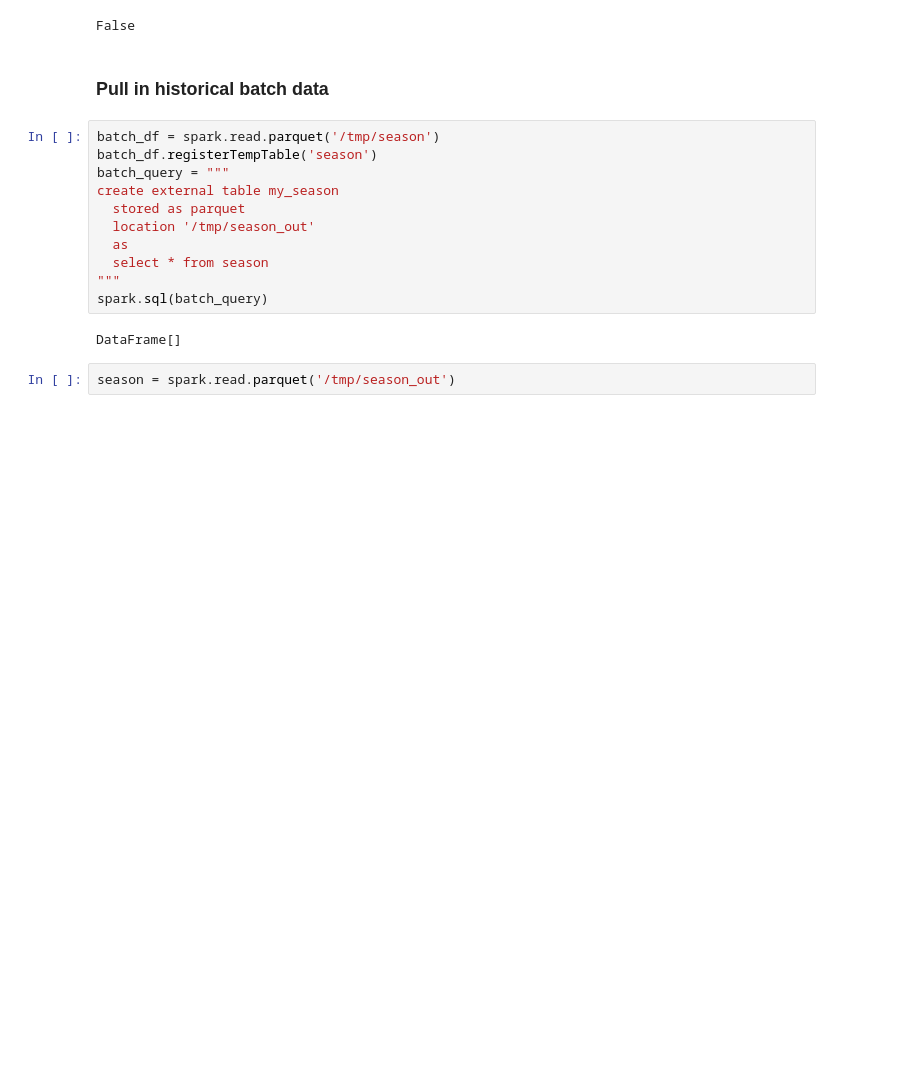
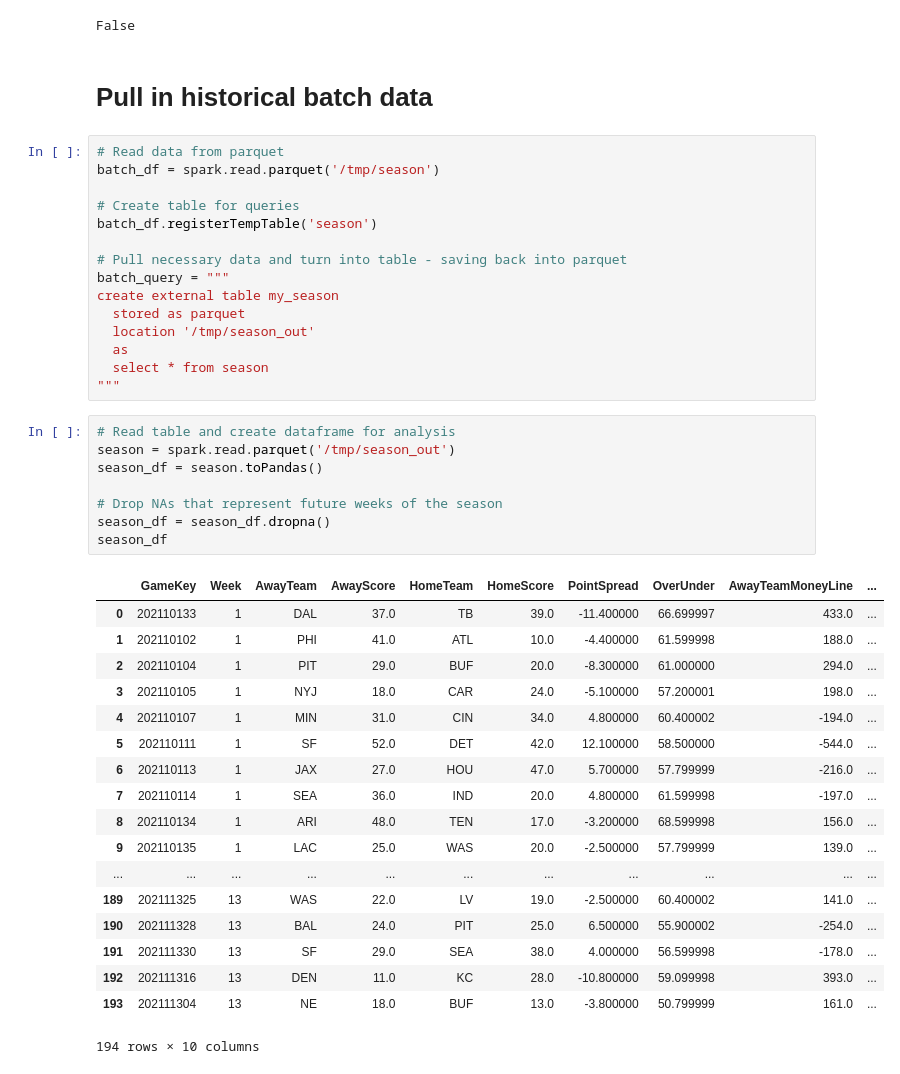
Before and after one commit to bkbormes1/blake_bormes, a Jupyter notebook: Alex-Test/Analysis.ipynb, the cells around one changed output. Saved outputs shown, nothing was run; the diff lists cells and outputs as text; blank space fills up the shorter version.

Commit message:
batch updtaes

```diff
--- a/Alex-Test/Analysis.ipynb
+++ b/Alex-Test/Analysis.ipynb
@@ -70,10 +71,15 @@ answer2
 # %% [output]
 False
 # %% [markdown]
-### Pull in historical batch data
+# Pull in historical batch data
 # %%
+# Read data from parquet
 batch_df = spark.read.parquet('/tmp/season')
+
+# Create table for queries
 batch_df.registerTempTable('season')
+
+# Pull necessary data and turn into table - saving back into parquet
 batch_query = """
 create external table my_season
   stored as parquet
@@ -81,8 +87,30 @@ create external table my_season
   as
   select * from season
 """
-spark.sql(batch_query)
-# %% [output]
-DataFrame[]
-# %%
-season = spark.read.parquet('/tmp/season_out')
+# %%
+# Read table and create dataframe for analysis
+season = spark.read.parquet('/tmp/season_out')
+season_df = season.toPandas()
+
+# Drop NAs that represent future weeks of the season
+season_df = season_df.dropna()
+season_df
+# %% [output]
+|  | GameKey | Week | AwayTeam | AwayScore | HomeTeam | HomeScore | PointSpread | OverUnder | AwayTeamMoneyLine | ... |
+| 0 | 202110133 | 1 | DAL | 37.0 | TB | 39.0 | -11.400000 | 66.699997 | 433.0 | ... |
+| 1 | 202110102 | 1 | PHI | 41.0 | ATL | 10.0 | -4.400000 | 61.599998 | 188.0 | ... |
+| 2 | 202110104 | 1 | PIT | 29.0 | BUF | 20.0 | -8.300000 | 61.000000 | 294.0 | ... |
+| 3 | 202110105 | 1 | NYJ | 18.0 | CAR | 24.0 | -5.100000 | 57.200001 | 198.0 | ... |
+| 4 | 202110107 | 1 | MIN | 31.0 | CIN | 34.0 | 4.800000 | 60.400002 | -194.0 | ... |
+| 5 | 202110111 | 1 | SF | 52.0 | DET | 42.0 | 12.100000 | 58.500000 | -544.0 | ... |
+| 6 | 202110113 | 1 | JAX | 27.0 | HOU | 47.0 | 5.700000 | 57.799999 | -216.0 | ... |
+| 7 | 202110114 | 1 | SEA | 36.0 | IND | 20.0 | 4.800000 | 61.599998 | -197.0 | ... |
+| 8 | 202110134 | 1 | ARI | 48.0 | TEN | 17.0 | -3.200000 | 68.599998 | 156.0 | ... |
+| 9 | 202110135 | 1 | LAC | 25.0 | WAS | 20.0 | -2.500000 | 57.799999 | 139.0 | ... |
+| ... | ... | ... | ... | ... | ... | ... | ... | ... | ... | ... |
+| 189 | 202111325 | 13 | WAS | 22.0 | LV | 19.0 | -2.500000 | 60.400002 | 141.0 | ... |
+| 190 | 202111328 | 13 | BAL | 24.0 | PIT | 25.0 | 6.500000 | 55.900002 | -254.0 | ... |
+| 191 | 202111330 | 13 | SF | 29.0 | SEA | 38.0 | 4.000000 | 56.599998 | -178.0 | ... |
+| 192 | 202111316 | 13 | DEN | 11.0 | KC | 28.0 | -10.800000 | 59.099998 | 393.0 | ... |
+| 193 | 202111304 | 13 | NE | 18.0 | BUF | 13.0 | -3.800000 | 50.799999 | 161.0 | ... |
+194 rows × 10 columns
```
Also changed, not shown: parts of 21 cells of this notebook.
